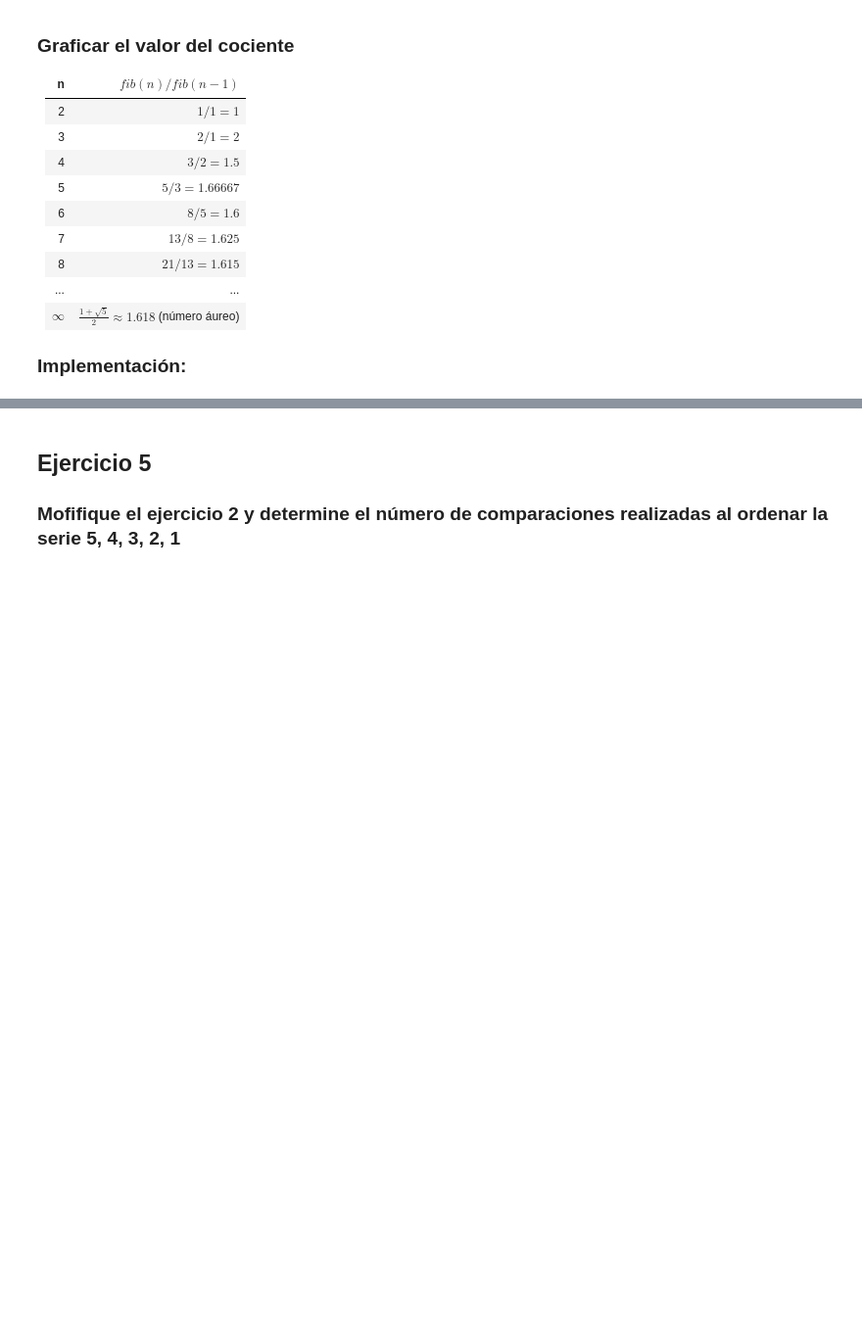
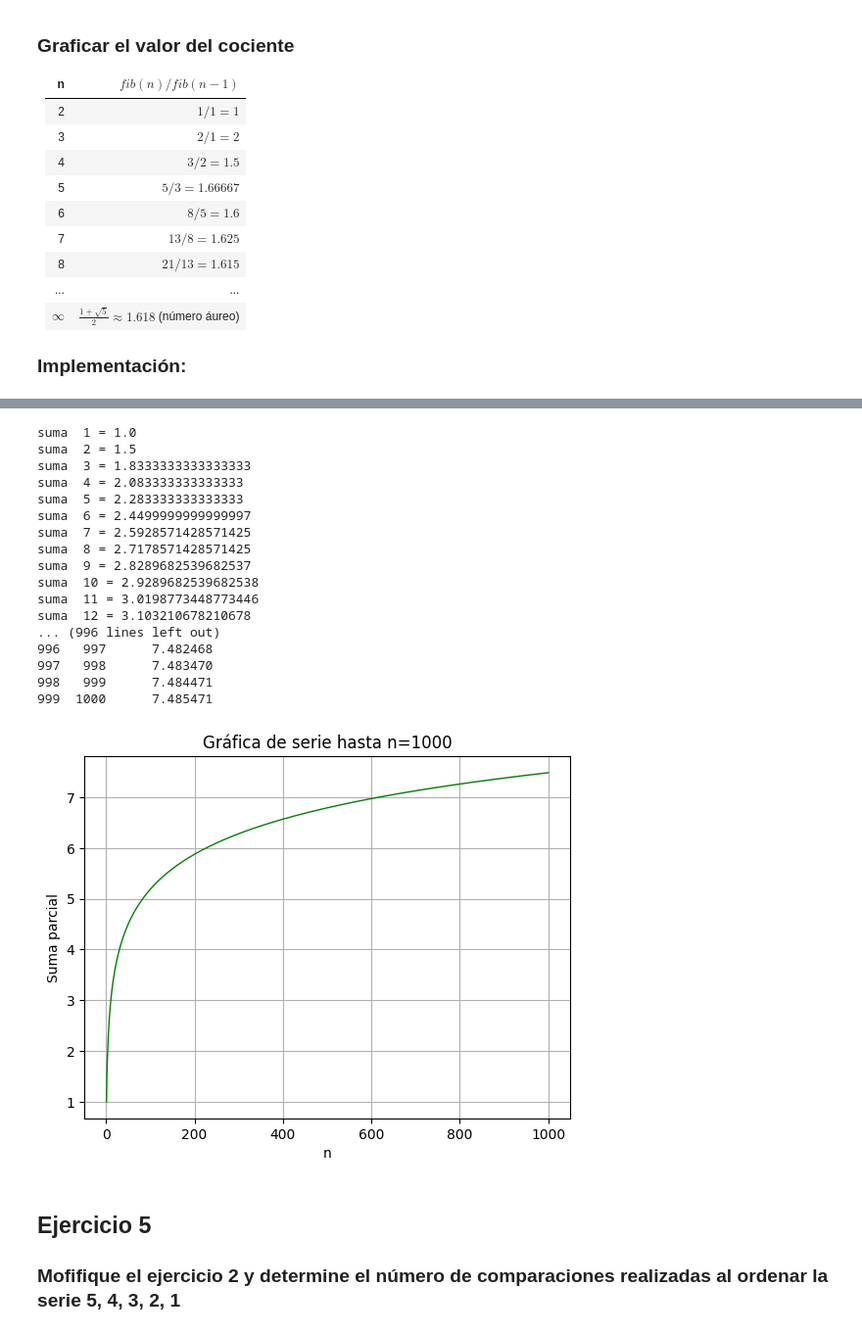
Before and after one commit to lindsayVal/TallerN1, a Jupyter notebook: taller01.ipynb, the cells around one changed output, grey strips where cells are left out. Shown at 98% size. Cells and saved outputs as stored; diff of their text form; code cells hidden in the pictures; blank space fills up the shorter version.

```diff
--- a/taller01.ipynb
+++ b/taller01.ipynb
@@ -218,16 +273,58 @@ Cocientes de la serie Fibonacci
 # %%
 import pandas as pd
 import matplotlib.pyplot as plt
 
 n=1
+cont=0
 suma=0
 N=1000
 
+valores_n = []
+suma_parcial = []
+
 while n<=N:
+    cont+=1
     suma += 1/ n
+    valores_n.append(n)
+    suma_parcial.append(suma)
     n += 1
 
-    print(suma)
+    print("suma ", cont,"=", suma)
+
+df =  pd.DataFrame({
+    "n": valores_n,
+    "Suma parcial": suma_parcial
+})
+
+print(df.head())
+print(df.tail())
+
+
+plt.plot(df["n"], df["Suma parcial"], color="green", marker="", linewidth=1)
+plt.title("Gráfica de serie hasta n=1000")
+plt.xlabel("n")
+plt.ylabel("Suma parcial")
+plt.grid(True)
+plt.show()
+# %% [output]
+suma  1 = 1.0
+suma  2 = 1.5
+suma  3 = 1.8333333333333333
+suma  4 = 2.083333333333333
+suma  5 = 2.283333333333333
+suma  6 = 2.4499999999999997
+suma  7 = 2.5928571428571425
+suma  8 = 2.7178571428571425
+suma  9 = 2.8289682539682537
+suma  10 = 2.9289682539682538
+suma  11 = 3.0198773448773446
+suma  12 = 3.103210678210678
+... (996 lines left out)
+996   997      7.482468
+997   998      7.483470
+998   999      7.484471
+999  1000      7.485471
+[figure, added]
 # %% [markdown]
 ## Ejercicio 5
 ### Mofifique el ejercicio 2 y determine el número de comparaciones realizadas al ordenar la serie 5, 4, 3, 2, 1
```
Also changed, not shown: parts of 5 cells of this notebook.
